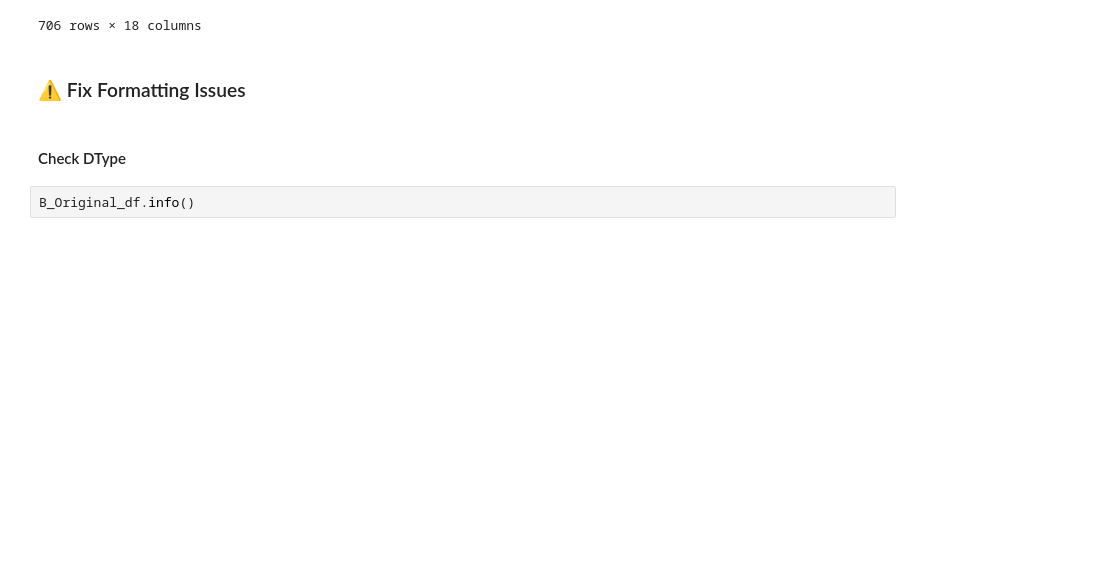
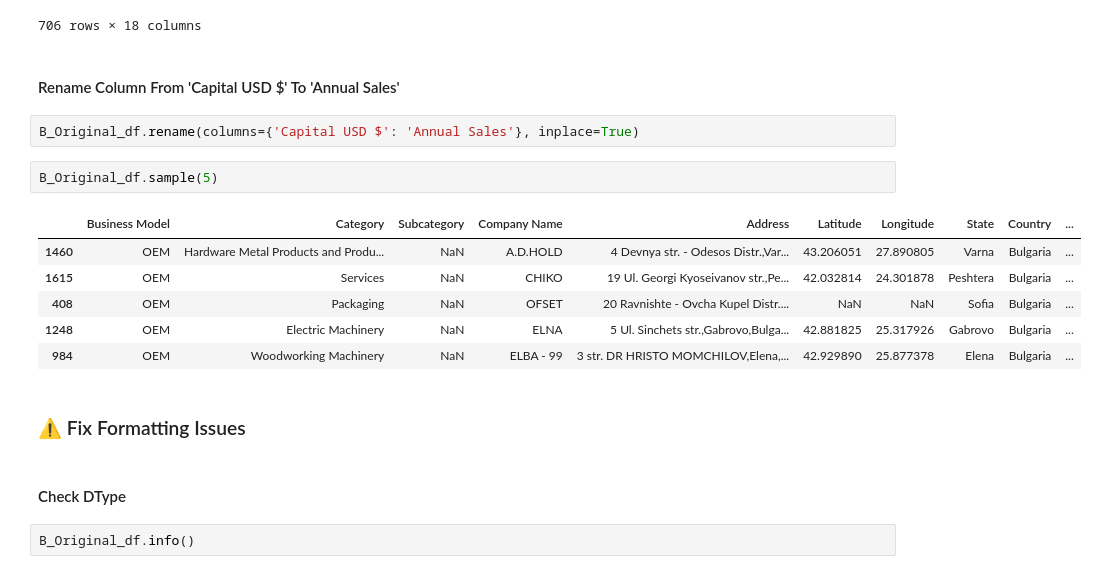
Before and after one commit to mitano-17/Nidec-Drives-Data-Cleaning, a Jupyter notebook: Dataset_Bulgaria_Cleaner.ipynb, the cells around one changed output. Drawn from its saved outputs; the diff is of its cells as text; blank space fills up the shorter version.

Commit message:
renamed annual sales coumn

```diff
--- a/Dataset_Bulgaria_Cleaner.ipynb
+++ b/Dataset_Bulgaria_Cleaner.ipynb
@@ -130,6 +130,19 @@ K_Incorrect_df
 | 6576 | Incorrect | OEM | Household Machinery | Invalid | Household Juice-extractors | Best Green Corp. | Rm 4-201 103 Seodun-dong, Kwonsun... | 37.267378 | ... |
 | 6591 | Incorrect | OEM | Transportation Equipment | Invalid | Motor Vehicles And Parts | ULTRA INNOVATION LTD. | 70, Sunmoon-ro 221beon-gil, Tangj... | 36.797958 | ... |
 706 rows × 18 columns
+# %% [markdown]
+<h4>Rename Column From 'Capital USD $' To 'Annual Sales'</h4>
+# %%
+B_Original_df.rename(columns={'Capital USD $': 'Annual Sales'}, inplace=True)
+# %%
+B_Original_df.sample(5)
+# %% [output]
+|  | Business Model | Category | Subcategory | Company Name | Address | Latitude | Longitude | State | Country | ... |
+| 1460 | OEM | Hardware Metal Products and Produ... | NaN | A.D.HOLD | 4 Devnya str. - Odesos Distr.,Var... | 43.206051 | 27.890805 | Varna | Bulgaria | ... |
+| 1615 | OEM | Services | NaN | CHIKO | 19 Ul. Georgi Kyoseivanov str.,Pe... | 42.032814 | 24.301878 | Peshtera | Bulgaria | ... |
+| 408 | OEM | Packaging | NaN | OFSET | 20 Ravnishte - Ovcha Kupel Distr.... | NaN | NaN | Sofia | Bulgaria | ... |
+| 1248 | OEM | Electric Machinery | NaN | ELNA | 5 Ul. Sinchets str.,Gabrovo,Bulga... | 42.881825 | 25.317926 | Gabrovo | Bulgaria | ... |
+| 984 | OEM | Woodworking Machinery | NaN | ELBA - 99 | 3 str. DR HRISTO MOMCHILOV,Elena,... | 42.929890 | 25.877378 | Elena | Bulgaria | ... |
 # %% [markdown]
 <h3>⚠️ Fix Formatting Issues</h3>
 # %% [markdown]
```
Also changed, not shown: parts of 1 cell of this notebook.
